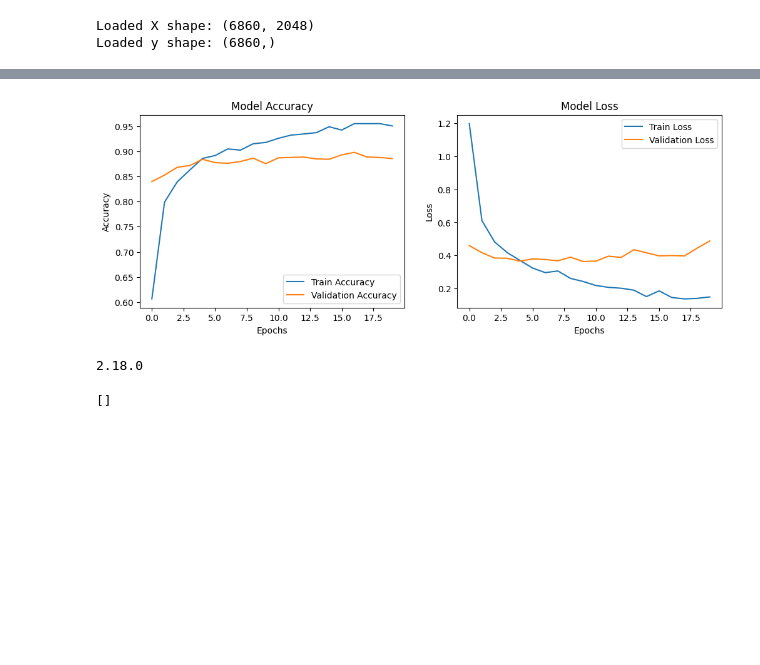
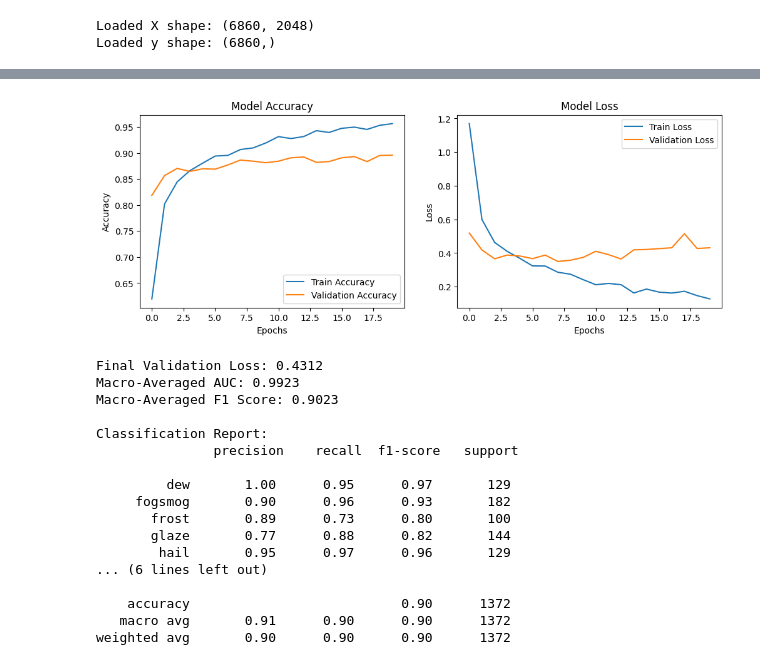
Before and after one commit to djcosta2/207_Final_Project, a Jupyter notebook: sandbox/Theo_initial.ipynb, the cells around one changed output, grey strips where cells are left out. Drawn from its saved outputs; the diff is of its cells as text; code cells hidden in the pictures; blank space fills up the shorter version.

```diff
--- a/sandbox/Theo_initial.ipynb
+++ b/sandbox/Theo_initial.ipynb
@@ -261,14 +399,7 @@ print("Loaded y shape:", y.shape)
 Loaded X shape: (6860, 2048)
 Loaded y shape: (6860,)
 # %%
-import tensorflow as tf
-from tensorflow import keras
-from tensorflow.keras import layers
-import matplotlib.pyplot as plt
-from sklearn.model_selection import train_test_split
-from tensorflow.keras.utils import to_categorical
-
-
+#Resnet + CNN
 # Define input shape based on X dataset
 input_shape = (2048,)  # Feature vector length
 
@@ -324,5 +455,29 @@ plt.legend()
 plt.title('Model Loss')
 
 plt.show()
+
+# Predict class probabilities on validation set
+y_val_probs = model.predict(X_val)
+
+# Get predicted class labels
+y_val_pred = np.argmax(y_val_probs, axis=1)
+
+# Get true class labels
+y_val_true = np.argmax(y_val_one_hot, axis=1)
+
+# --- Final validation loss ---
+final_val_loss = history.history['val_loss'][-1]
+print(f"\nFinal Validation Loss: {final_val_loss:.4f}")
+
+# --- Macro-Averaged AUC ---
+auc = roc_auc_score(y_val_one_hot, y_val_probs, average='macro', multi_class='ovr')
+print(f"Macro-Averaged AUC: {auc:.4f}")
+
+# --- Macro-Averaged F1 Score ---
+f1 = f1_score(y_val_true, y_val_pred, average='macro')
+print(f"Macro-Averaged F1 Score: {f1:.4f}")
+
+# --- Classification Report ---
+print("\nClassification Report:\n", classification_report(y_val_true, y_val_pred, target_names=class_names))
 # %% [output]
 Epoch 1/20
@@ -345,7 +500,18 @@ Epoch 20/20
-[figure, old version]
+[figure, new version]
+Final Validation Loss: 0.4312
+Macro-Averaged AUC: 0.9923
+Macro-Averaged F1 Score: 0.9023
+
+Classification Report:
+               precision    recall  f1-score   support
+
+         dew       1.00      0.95      0.97       129
+     fogsmog       0.90      0.96      0.93       182
+       frost       0.89      0.73      0.80       100
+       glaze       0.77      0.88      0.82       144
+        hail       0.95      0.97      0.96       129
+... (6 lines left out)
+
+    accuracy                           0.90      1372
+   macro avg       0.91      0.90      0.90      1372
+weighted avg       0.90      0.90      0.90      1372
-# %%
-print(tf.__version__)
-tf.config.list_physical_devices('GPU')
-# %% [output]
-2.18.0
-[]
```
Also changed, not shown: parts of 13 cells of this notebook, 2 other files.
